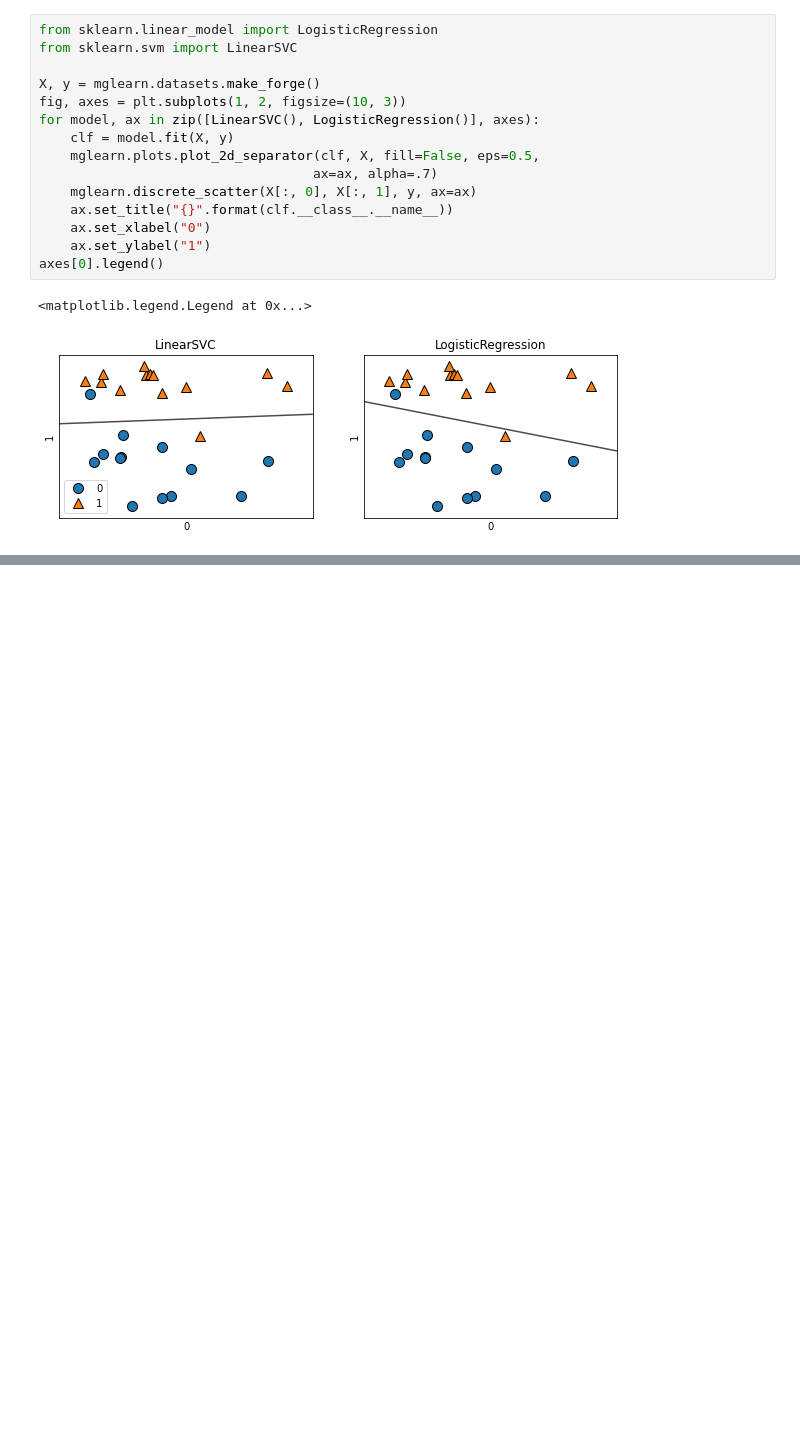
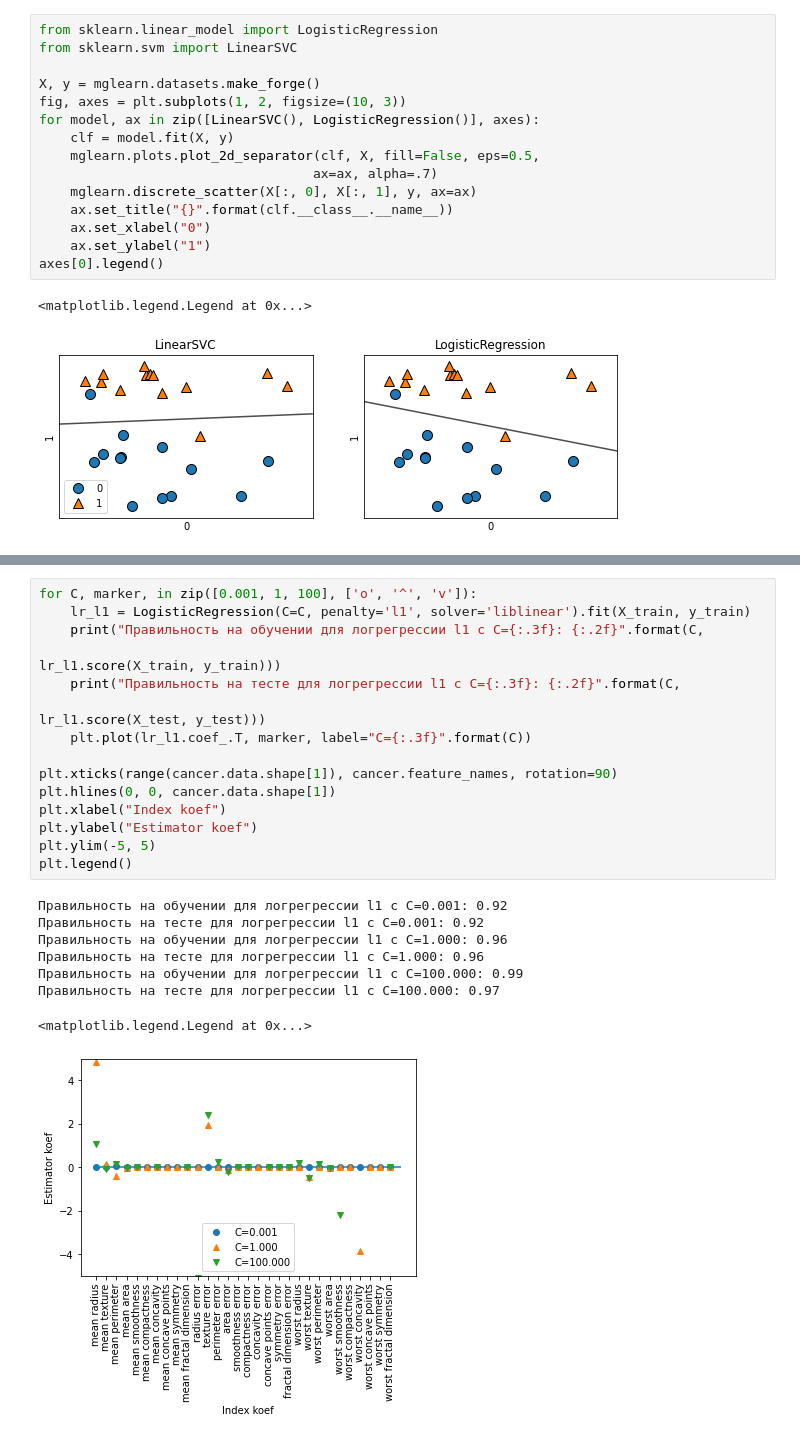
Before and after one commit to AlexTsikhun/DSBook, a Jupyter notebook: 02-meyhod_ML_with_teacher.ipynb, the cells around one changed output, grey strips where cells are left out. Saved outputs shown, nothing was run; the diff lists cells and outputs as text; blank space fills up the shorter version.

```diff
--- a/02-meyhod_ML_with_teacher.ipynb
+++ b/02-meyhod_ML_with_teacher.ipynb
@@ -387,0 +474,24 @@ axes[0].legend()
+# %%
+for C, marker, in zip([0.001, 1, 100], ['o', '^', 'v']):
+    lr_l1 = LogisticRegression(C=C, penalty='l1', solver='liblinear').fit(X_train, y_train)
+    print("Правильность на обучении для логрегрессии l1 с C={:.3f}: {:.2f}".format(C,
+                                                                                   lr_l1.score(X_train, y_train)))
+    print("Правильность на тесте для логрегрессии l1 с C={:.3f}: {:.2f}".format(C,
+                                                                                lr_l1.score(X_test, y_test)))
+    plt.plot(lr_l1.coef_.T, marker, label="C={:.3f}".format(C))
+
+plt.xticks(range(cancer.data.shape[1]), cancer.feature_names, rotation=90)
+plt.hlines(0, 0, cancer.data.shape[1])
+plt.xlabel("Index koef")
+plt.ylabel("Estimator koef")
+plt.ylim(-5, 5)
+plt.legend()
+# %% [output]
+Правильность на обучении для логрегрессии l1 с C=0.001: 0.92
+Правильность на тесте для логрегрессии l1 с C=0.001: 0.92
+Правильность на обучении для логрегрессии l1 с C=1.000: 0.96
+Правильность на тесте для логрегрессии l1 с C=1.000: 0.96
+Правильность на обучении для логрегрессии l1 с C=100.000: 0.99
+Правильность на тесте для логрегрессии l1 с C=100.000: 0.97
+<matplotlib.legend.Legend at 0x...>
+[figure, added]
```
Also changed, not shown: parts of 75 cells of this notebook, 5 other files.
